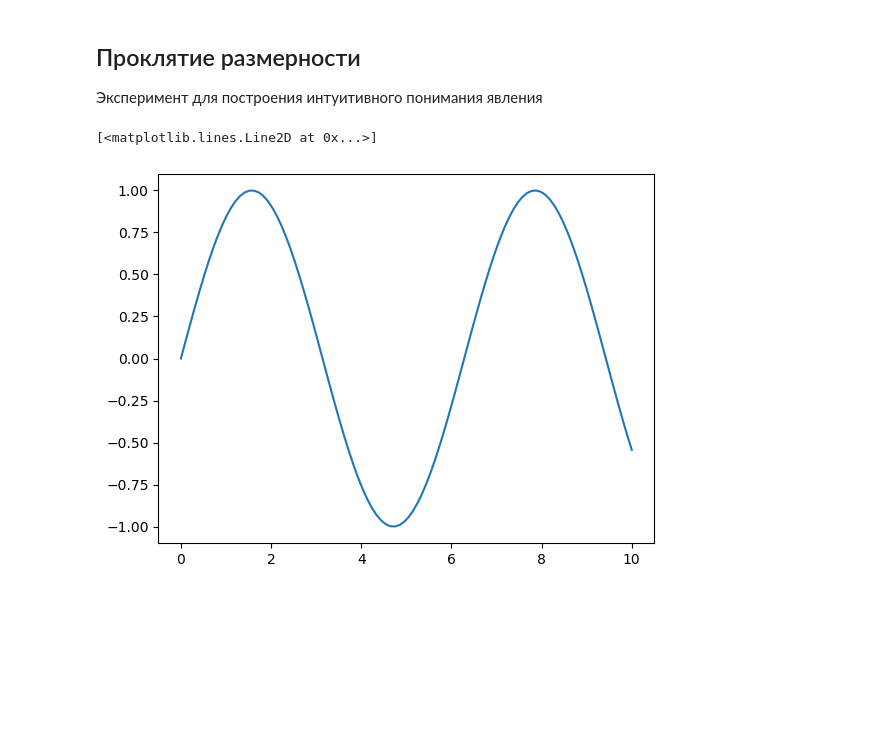
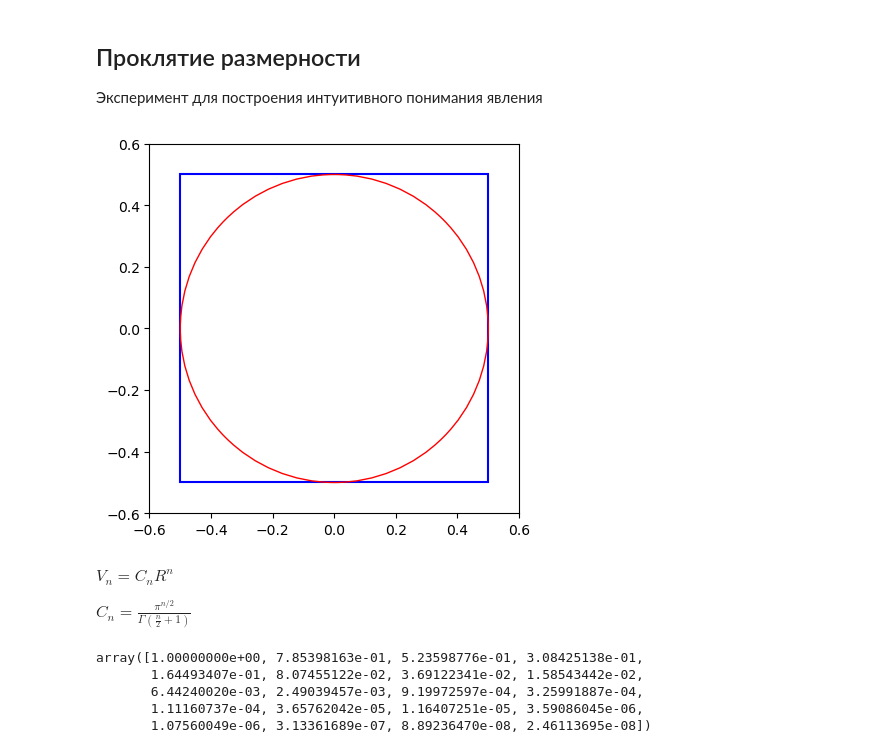
Before and after one commit to Nekson228/ETU2024_AISeminar_DataCompression, a Jupyter notebook: notebooks/curse_of_dimensionality.ipynb, the cells around one changed output. Cells and saved outputs as stored; diff of their text form; code cells hidden in the pictures; blank space fills up the shorter version.

```diff
--- a/notebooks/curse_of_dimensionality.ipynb
+++ b/notebooks/curse_of_dimensionality.ipynb
@@ -7,10 +9,20 @@ import numpy as np
-# %%
-def draw_unit_square(ax: plt.Axes) -> None:
-    ax.plot([0, 1, 1, 0, 0], [0, 0, 1, 1, 0], 'k-')
-
-def draw_unit_circle(ax: plt.Axes) -> None:
-    t = np.linspace(0, 2*np.pi, 100)
-    ax.plot(np.cos(t), np.sin(t), 'k-')
-# %% [output]
-[<matplotlib.lines.Line2D at 0x...>]
-[figure, removed]
+# %%
+def draw_unit_square_with_inscribed_circle(ax: plt.Axes) -> None:
+    ax.set_aspect('equal')
+    ax.set_xlim(-.6, .6)
+    ax.set_ylim(-.6, .6)
+    ax.add_patch(plt.Rectangle((-.5, -.5), 1, 1, fill=None, color='blue', linewidth=1.5))
+    ax.add_patch(plt.Circle((0, 0), .5, fill=None, color='red', linewidth=1))
+
+
+def draw_points_within_square(ax: plt.Axes, num_points: int) -> None:
+    points = np.random.uniform(-.5, .5, (num_points, 2))
+    ax.scatter(points[:, 0], points[:, 1], color='black', s=1, alpha=0.5)
+# %%
+draw_unit_square_with_inscribed_circle(plt.gca())
+# %% [output]
+[figure, added]
+# %% [markdown]
+$V_n=C_nR^n$
+
+$C_n=\frac{\pi^{n/2}}{\Gamma(\frac{n}{2}+1)}$
@@ -16,0 +33,12 @@ def draw_unit_circle(ax: plt.Axes) -> None:
+# %%
+volume_n = (
+                   np.pi ** (n_arange / 2) /
+                   gamma(n_arange / 2 + 1)
+           ) * radius ** n_arange
+volume_n
+# %% [output]
+array([1.00000000e+00, 7.85398163e-01, 5.23598776e-01, 3.08425138e-01,
+       1.64493407e-01, 8.07455122e-02, 3.69122341e-02, 1.58543442e-02,
+       6.44240020e-03, 2.49039457e-03, 9.19972597e-04, 3.25991887e-04,
+       1.11160737e-04, 3.65762042e-05, 1.16407251e-05, 3.59086045e-06,
+       1.07560049e-06, 3.13361689e-07, 8.89236470e-08, 2.46113695e-08])
```
Also changed, not shown: parts of 5 cells of this notebook, 3 other files.
